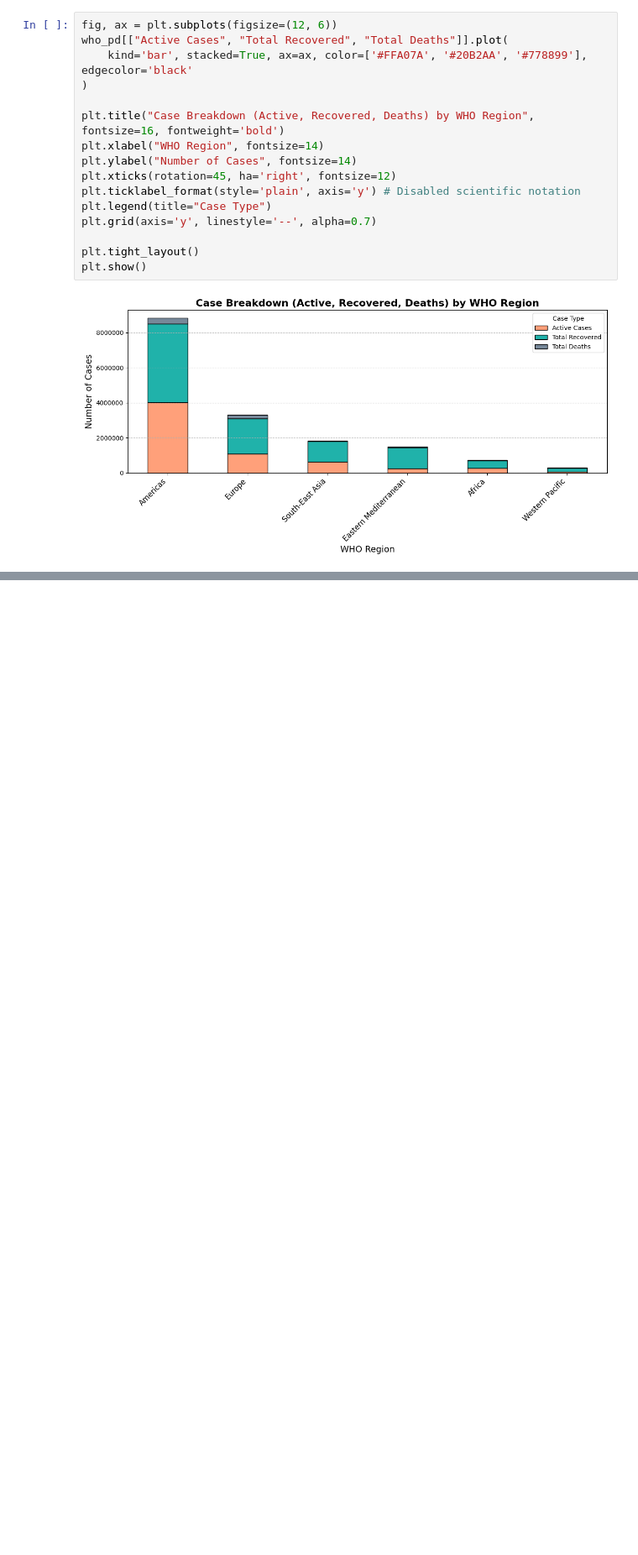
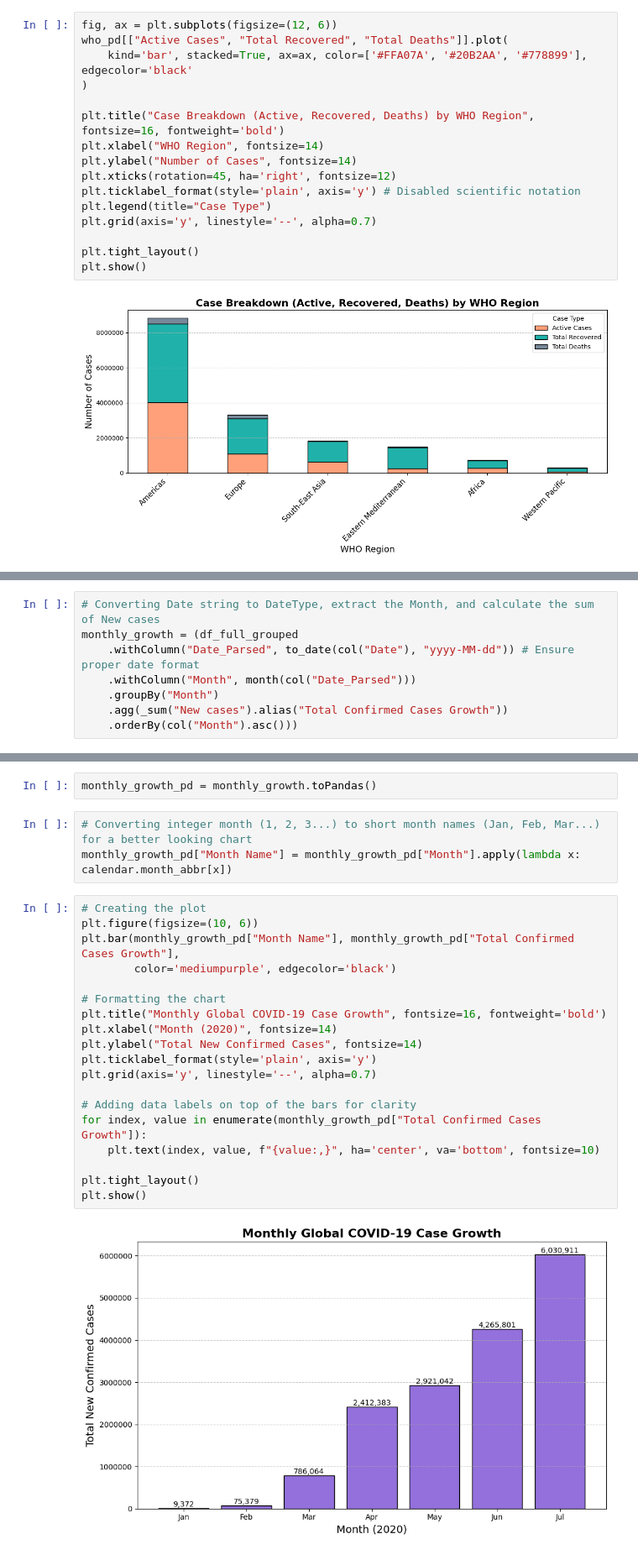
Before and after one commit to amitkr069/DataAnalysisCovid19, a Jupyter notebook: covid_analysis.ipynb, the cells around one changed output, grey strips where cells are left out. Shown at 84% size. Cells and saved outputs as stored; diff of their text form; blank space fills up the shorter version.

```diff
--- a/covid_analysis.ipynb
+++ b/covid_analysis.ipynb
@@ -505,0 +634,8 @@ plt.show()
+# %%
+# Converting Date string to DateType, extract the Month, and calculate the sum of New cases
+monthly_growth = (df_full_grouped
+    .withColumn("Date_Parsed", to_date(col("Date"), "yyyy-MM-dd")) # Ensure proper date format
+    .withColumn("Month", month(col("Date_Parsed")))
+    .groupBy("Month")
+    .agg(_sum("New cases").alias("Total Confirmed Cases Growth"))
+    .orderBy(col("Month").asc()))
@@ -505,0 +659,26 @@ plt.show()
+# %%
+monthly_growth_pd = monthly_growth.toPandas()
+# %%
+# Converting integer month (1, 2, 3...) to short month names (Jan, Feb, Mar...) for a better looking chart
+monthly_growth_pd["Month Name"] = monthly_growth_pd["Month"].apply(lambda x: calendar.month_abbr[x])
+# %%
+# Creating the plot
+plt.figure(figsize=(10, 6))
+plt.bar(monthly_growth_pd["Month Name"], monthly_growth_pd["Total Confirmed Cases Growth"],
+        color='mediumpurple', edgecolor='black')
+
+# Formatting the chart
+plt.title("Monthly Global COVID-19 Case Growth", fontsize=16, fontweight='bold')
+plt.xlabel("Month (2020)", fontsize=14)
+plt.ylabel("Total New Confirmed Cases", fontsize=14)
+plt.ticklabel_format(style='plain', axis='y')
+plt.grid(axis='y', linestyle='--', alpha=0.7)
+
+# Adding data labels on top of the bars for clarity
+for index, value in enumerate(monthly_growth_pd["Total Confirmed Cases Growth"]):
+    plt.text(index, value, f"{value:,}", ha='center', va='bottom', fontsize=10)
+
+plt.tight_layout()
+plt.show()
+# %% [output]
+[figure, added]
```
Also changed, not shown: parts of 20 cells of this notebook.
